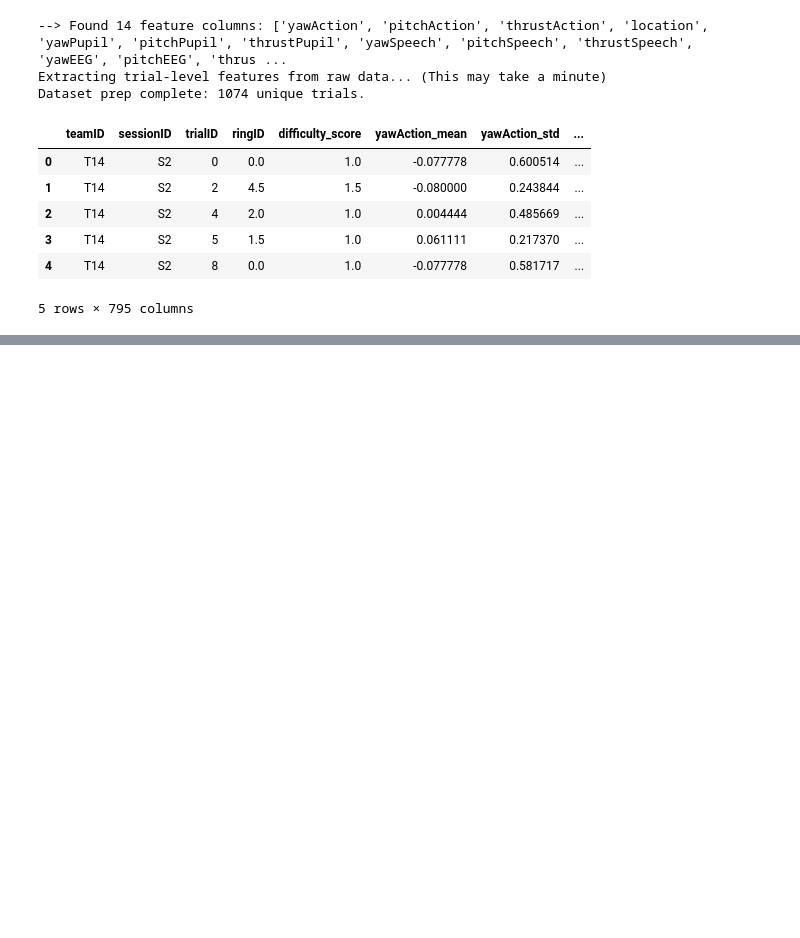
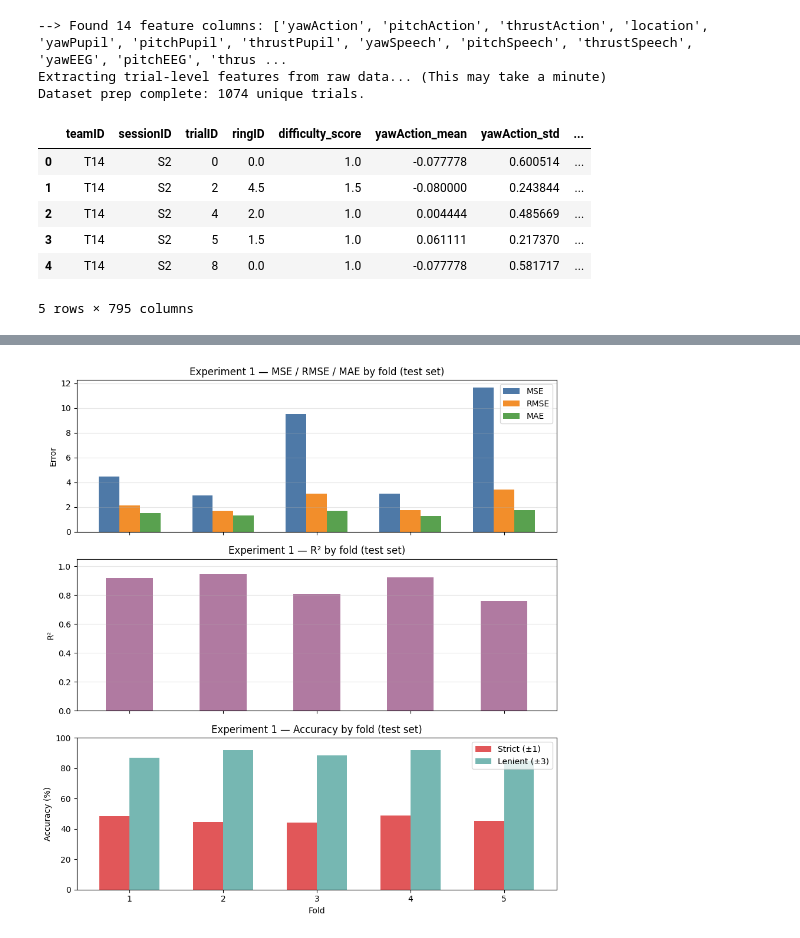
Before and after one commit to zqq121017/Team1_DATA481, a Jupyter notebook: Aryan_DATA481/disp_all_mlps.ipynb, the cells around one changed output, grey strips where cells are left out. Drawn from its saved outputs; the diff is of its cells as text; code cells hidden in the pictures; blank space fills up the shorter version.

```diff
--- a/Aryan_DATA481/disp_all_mlps.ipynb
+++ b/Aryan_DATA481/disp_all_mlps.ipynb
@@ -586 +665,51 @@ This GCN pipeline rebuilds trial-level data after the MLP experiments by merging
+# %%
+# Experiment 1 — performance on each fold (test-set metrics after training)
+if not all_metrics:
+    print('Run Experiment 1 first to populate all_metrics.')
+else:
+    n_f = len(all_metrics)
+    x = np.arange(1, n_f + 1)
+    w = 0.22
+    has_acc = all('strict_acc' in m for m in all_metrics)
+    nrows = 3 if has_acc else 2
+    fig, axes = plt.subplots(nrows, 1, figsize=(9, 3.2 * nrows), sharex=True)
+    axes = np.atleast_1d(axes)
+
+    mse = [m['mse'] for m in all_metrics]
+    rmse = [m['rmse'] for m in all_metrics]
+    mae = [m['mae'] for m in all_metrics]
+    axes[0].bar(x - w, mse, width=w, label='MSE', color='#4e79a7')
+    axes[0].bar(x, rmse, width=w, label='RMSE', color='#f28e2b')
+    axes[0].bar(x + w, mae, width=w, label='MAE', color='#59a14f')
+    axes[0].set_ylabel('Error')
+    axes[0].set_title('Experiment 1 — MSE / RMSE / MAE by fold (test set)')
+    axes[0].legend()
+    axes[0].grid(axis='y', alpha=0.3)
+
+    r2 = [m['r2'] for m in all_metrics]
+    axes[1].bar(x, r2, width=0.5, color='#b07aa1')
+    axes[1].set_ylabel('R²')
+    axes[1].set_ylim(0, 1.05)
+    axes[1].set_title('Experiment 1 — R² by fold (test set)')
+    axes[1].grid(axis='y', alpha=0.3)
+
+    if has_acc:
+        strict = [m['strict_acc'] for m in all_metrics]
+        lenient = [m['lenient_acc'] for m in all_metrics]
+        aw = 0.32
+        axes[2].bar(x - aw / 2, strict, width=aw, label='Strict (±1)', color='#e15759')
+        axes[2].bar(x + aw / 2, lenient, width=aw, label='Lenient (±3)', color='#76b7b2')
+        axes[2].set_ylabel('Accuracy (%)')
+        axes[2].set_ylim(0, 100)
+        axes[2].legend()
+        axes[2].set_title('Experiment 1 — Accuracy by fold (test set)')
+
+    axes[-1].set_xlabel('Fold')
+    for ax in axes:
+        ax.set_xticks(x)
+
+    plt.tight_layout()
+    plt.show()
+# %% [output]
+[figure, added]
 # %%
```
Also changed, not shown: parts of 7 cells of this notebook.
